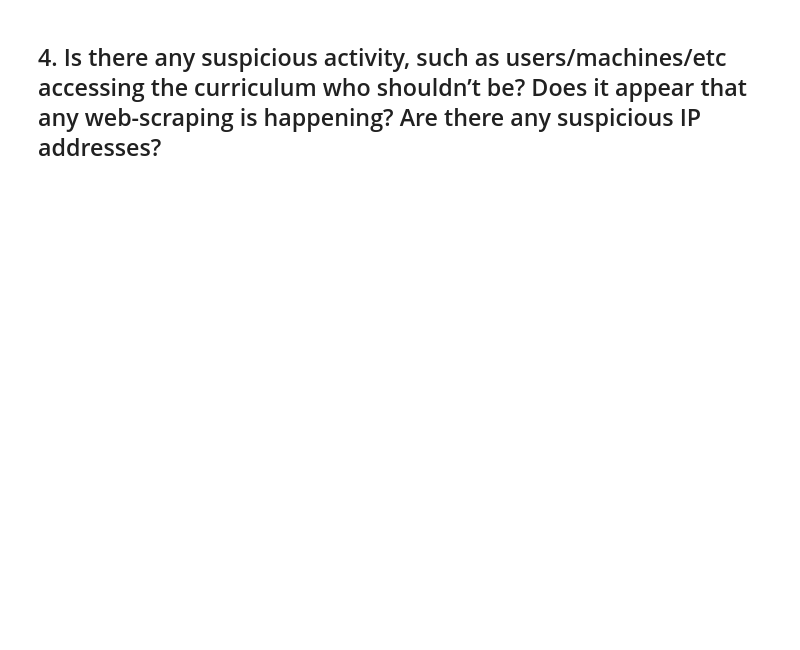
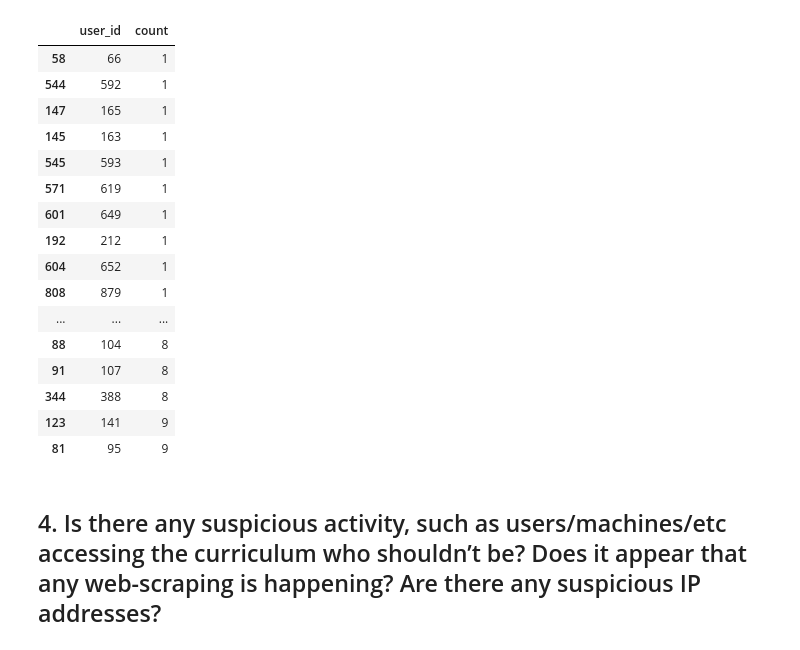
Before and after one commit to Anomaly-detection-project-RD/anomaly_detection, a Jupyter notebook: rosendo_anomaly_project_v2.ipynb, the cells around one changed output. Drawn from its saved outputs; the diff is of its cells as text; code cells hidden in the pictures; blank space fills up the shorter version.

```diff
--- a/rosendo_anomaly_project_v2.ipynb
+++ b/rosendo_anomaly_project_v2.ipynb
@@ -210,2 +378,37 @@ df.head()
+# %%
+# Define a function to find students who, when active, hardly access the curriculum
+def less_active_students(df):
+    """
+    This function takes in a DataFrame and returns a DataFrame with students who, when active, hardly access the curriculum.
+    """
+    # Group by 'user_id', count the number of occurrences, and reset the index
+    user_activity = df.groupby('user_id').size().reset_index(name='count')
+
+    # Find students who accessed the curriculum less than a certain threshold
+    # Here, the threshold is set to 10, but it can be adjusted as needed
+    less_active = (user_activity[user_activity['count'] < 10]).sort_values(by='count',ascending=True)
+
+    return less_active
+# %%
+# Use the function to find students who, when active, hardly access the curriculum
+less_active_students(df)
+# %% [output]
+|  | user_id | count |
+| 58 | 66 | 1 |
+| 544 | 592 | 1 |
+| 147 | 165 | 1 |
+| 145 | 163 | 1 |
+| 545 | 593 | 1 |
+| 571 | 619 | 1 |
+| 601 | 649 | 1 |
+| 192 | 212 | 1 |
+| 604 | 652 | 1 |
+| 808 | 879 | 1 |
+| ... | ... | ... |
+| 88 | 104 | 8 |
+| 91 | 107 | 8 |
+| 344 | 388 | 8 |
+| 123 | 141 | 9 |
+| 81 | 95 | 9 |
 # %% [markdown]
 ## 4. Is there any suspicious activity, such as users/machines/etc accessing the curriculum who shouldn’t be? Does it appear that any web-scraping is happening? Are there any suspicious IP addresses?
```
Also changed, not shown: parts of 55 cells of this notebook, 2 other files.
